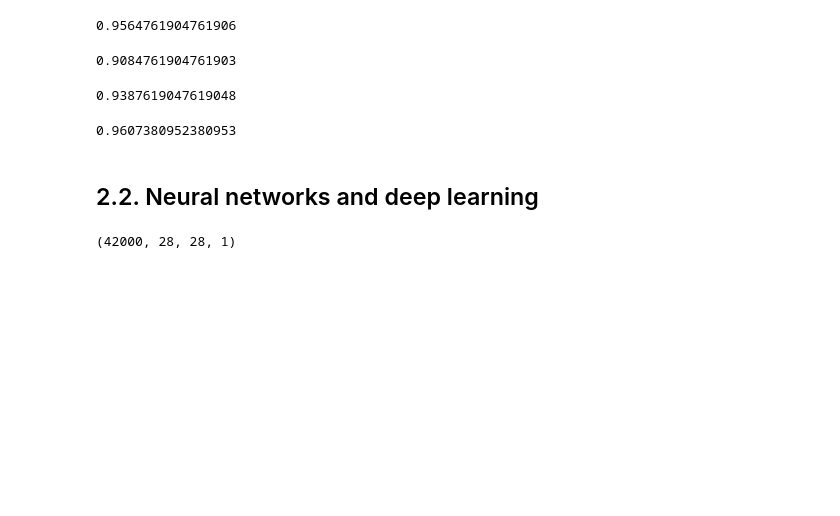
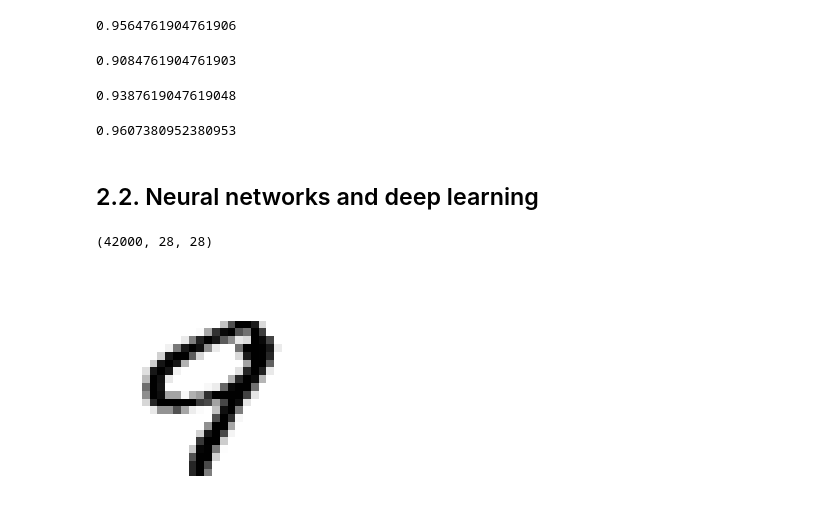
Before and after one commit to paralta/kaggle, a Jupyter notebook: digit-recognizer/digit_recognizer.ipynb, the cells around one changed output. Saved outputs shown, nothing was run; the diff lists cells and outputs as text; code cells hidden in the pictures; blank space fills up the shorter version.

```diff
--- a/digit-recognizer/digit_recognizer.ipynb
+++ b/digit-recognizer/digit_recognizer.ipynb
@@ -65,9 +65,3 @@ rnd_clf_scores.mean()
 0.9607380952380953
 # %% [markdown]
 ## 2.2. Neural networks and deep learning
-# %%
-x_train = x_train / 255.
-x_train_reshaped = x_train.reshape(-1,28,28,1)
-x_train_reshaped.shape
-# %% [output]
-(42000, 28, 28, 1)
@@ -73,0 +71,7 @@ x_train_reshaped.shape
+# %%
+x_train = (train.iloc[:,1:].values).astype('float32')
+x_train = x_train.reshape(x_train.shape[0], 28, 28)
+y_train = train.iloc[:,0].values.astype('int32')
+x_train.shape
+# %% [output]
+(42000, 28, 28)
@@ -73,0 +82,7 @@ x_train_reshaped.shape
+# %%
+import matplotlib.pyplot as plt
+plt.imshow(x_train[100], cmap="binary")
+plt.axis('off')
+plt.show()
+# %% [output]
+[figure, added]
```
Also changed, not shown: parts of 11 cells of this notebook.
